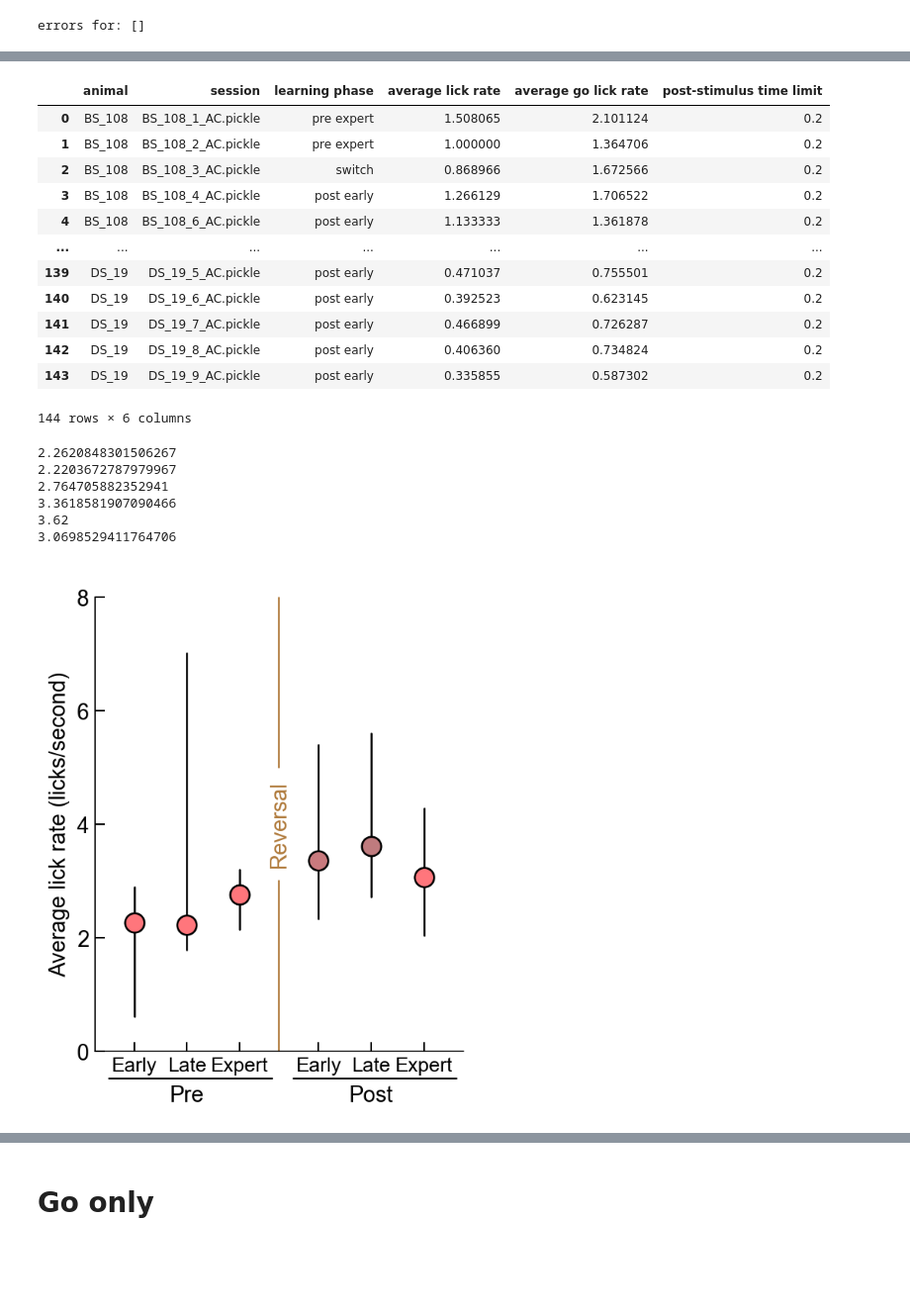
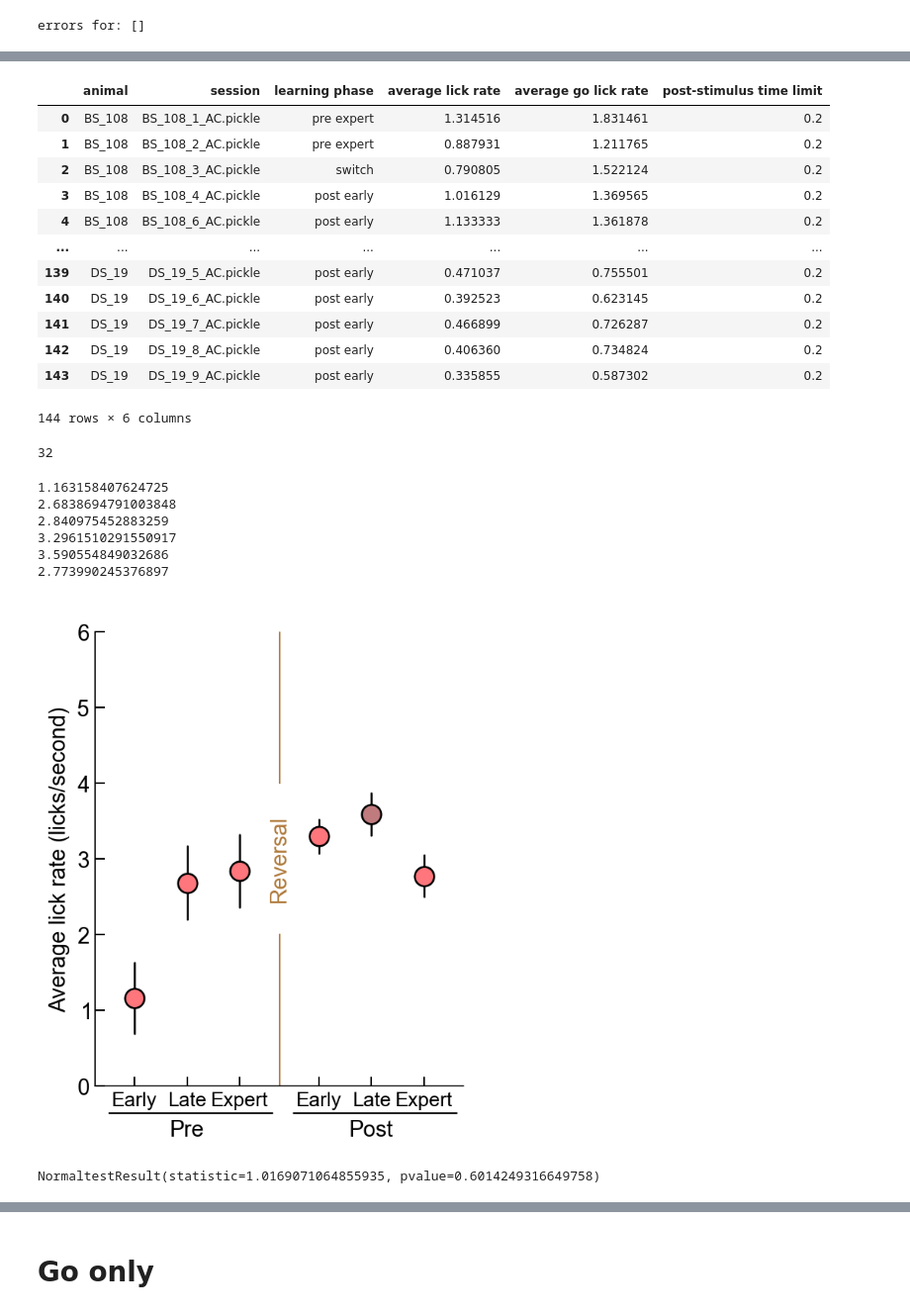
Before and after one commit to InsanallyLab/TothSidleck2024, a Jupyter notebook: Notebooks/Revisions/Lick Rate Over Learning.ipynb, the cells around one changed output, grey strips where cells are left out. Shown at 99% size. Drawn from its saved outputs; the diff is of its cells as text; code cells hidden in the pictures; blank space fills up the shorter version.

```diff
--- a/Notebooks/Revisions/Lick Rate Over Learning.ipynb
+++ b/Notebooks/Revisions/Lick Rate Over Learning.ipynb
@@ -198,6 +198,15 @@ error_animals = np.unique(error_animals)
 print('errors for: '+str(error_animals))
 # %% [output]
 errors for: []
+# %%
+def clean_up_lick_train(lick_train_ms,timeout_ms = 10):
+    actual_licks = []
+    last_lick = -np.Inf
+    for lick in lick_train_ms:
+        if (lick - last_lick) >= timeout_ms:
+            actual_licks.append(lick)
+        last_lick = lick
+    return np.array(actual_licks)
 # %%
 cellstouseFR = 'all cells'
 #cellstouseFR = 'task encoders'
@@ -222,7 +231,9 @@ for idx,session in tqdm(enumerate(EnumSession)):
         trialstart = sessionfile.trials.starts[trial]
         trialend = trialstart + post_stim * sessionfile.meta.fs
         in_trial_licks = np.logical_and(np.greater(licks,trialstart),np.less(licks,trialend))
-        number_of_licks.append(np.sum(in_trial_licks))
+        in_trial_licks = licks[in_trial_licks]
+        in_trial_licks = clean_up_lick_train(in_trial_licks/30, timeout_ms = 1)
+        number_of_licks.append(len(in_trial_licks))
 
     number_of_licks_go_only = []
     trials = allconds['go'].trials
@@ -230,7 +241,9 @@ for idx,session in tqdm(enumerate(EnumSession)):
         trialstart = sessionfile.trials.starts[trial]
         trialend = trialstart + post_stim * sessionfile.meta.fs
         in_trial_licks = np.logical_and(np.greater(licks,trialstart),np.less(licks,trialend))
-        number_of_licks_go_only.append(np.sum(in_trial_licks))
+        in_trial_licks = licks[in_trial_licks]
+        in_trial_licks = clean_up_lick_train(in_trial_licks/30, timeout_ms = 1)
+        number_of_licks_go_only.append(len(in_trial_licks))
 
     animals_list.append(sessionfile.meta.animal)
     sessions_list.append(session)
@@ -306,10 +344,10 @@ df = pd.DataFrame(df_dict)
 df
 # %% [output]
 |  | animal | session | learning phase | average lick rate | average go lick rate | post-stimulus time limit |
-| 0 | BS_108 | BS_108_1_AC.pickle | pre expert | 1.508065 | 2.101124 | 0.2 |
-| 1 | BS_108 | BS_108_2_AC.pickle | pre expert | 1.000000 | 1.364706 | 0.2 |
-| 2 | BS_108 | BS_108_3_AC.pickle | switch | 0.868966 | 1.672566 | 0.2 |
-| 3 | BS_108 | BS_108_4_AC.pickle | post early | 1.266129 | 1.706522 | 0.2 |
+| 0 | BS_108 | BS_108_1_AC.pickle | pre expert | 1.314516 | 1.831461 | 0.2 |
+| 1 | BS_108 | BS_108_2_AC.pickle | pre expert | 0.887931 | 1.211765 | 0.2 |
+| 2 | BS_108 | BS_108_3_AC.pickle | switch | 0.790805 | 1.522124 | 0.2 |
+| 3 | BS_108 | BS_108_4_AC.pickle | post early | 1.016129 | 1.369565 | 0.2 |
 | 4 | BS_108 | BS_108_6_AC.pickle | post early | 1.133333 | 1.361878 | 0.2 |
 | ... | ... | ... | ... | ... | ... | ... |
 | 139 | DS_19 | DS_19_5_AC.pickle | post early | 0.471037 | 0.755501 | 0.2 |
@@ -321,3 +361,7 @@ df
+# %%
+len(prelate)
+# %% [output]
+32
 # %%
 lick_rate_preearly = []
 lick_rate_prelate = []
@@ -401,10 +445,10 @@ for idx,(column,polarity) in enumerate(zip(data,[-1,-1,-1,1,1,1])):
 #     r,g,b = mpl.colors.to_rgb(eye_color)
 #     h,l,s = colorsys.rgb_to_hls(r,g,b)
 
-    Q1, median, Q3 = (np.percentile(column, q) for q in [25, 50, 75])
-#     median = np.mean(column)
-#     Q1 = median - sem(column)
-#     Q1 = median + sem(column)
+    # Q1, median, Q3 = (np.percentile(column, q) for q in [25, 50, 75])
+    median = np.mean(column)
+    Q1 = median - sem(column)
+    Q3 = median + sem(column)
 
     print(median)
 
@@ -415,8 +459,8 @@ for idx,(column,polarity) in enumerate(zip(data,[-1,-1,-1,1,1,1])):
 ################################################################################################################
 labels = ['Early','Late','Expert','Early','Late','Expert']
 
-ax.set_ylim([0,8])
-ax.set_yticks([0,2,4,6,8])
+ax.set_ylim([0,6])
+# ax.set_yticks([0,2,4,6,8])
 ylab = ax.set_ylabel('Average lick rate (licks/second)')
 
 ax.set_xlim([-0.75-switch_offset,5.75+switch_offset])
@@ -425,39 +469,43 @@ ax.set_xticklabels(labels)
 # xlab = ax.set_xlabel('Example X label')
 
 xtick_pos_pre = ax.get_xticks()[1]
 xtick_pos_post = ax.get_xticks()[4]
 Yval = ilep.getPrePostLabelYval(ax.get_ylim(),Yfrac=-2*stdyfrac,log=False)
 t1 = ax.text(xtick_pos_pre, Yval, 'Pre', ha='center', va='bottom', fontsize=stdfont,color='k')
 t2 = ax.text(xtick_pos_post, Yval, 'Post', ha='center', va='bottom',  fontsize=stdfont,color='k')
 ax.annotate('', xy=(0.03, -stdyfrac), xycoords='axes fraction', xytext=(0.49, -stdyfrac),arrowprops=dict(arrowstyle='-', color='black'))
 ax.annotate('', xy=(0.53, -stdyfrac), xycoords='axes fraction', xytext=(0.99, -stdyfrac),arrowprops=dict(arrowstyle='-', color='black'))
 
 ax.tick_params(direction='in', length=6, width=1)
 
 for item in ([ax.title, ax.xaxis.label, ax.yaxis.label] +
     ax.get_xticklabels() + ax.get_yticklabels()):
     item.set_fontsize(stdfont)
 for item in (ax.get_xticklabels()):
     item.set_fontsize(stdfont*0.9)
     pass
 
 Y = np.mean(ax.get_ylim())
 Y = np.mean((ax.get_ylim()))
 t = ax.text(2.5,Y,'Reversal',rotation=90,fontsize=stdfont,color=SWITCH_COLOR,horizontalalignment='center',verticalalignment='center')
 ax.plot([2.5]*2,[ax.get_ylim()[0],Y-1],lw=1,color=SWITCH_COLOR)
 ax.plot([2.5]*2,[ax.get_ylim()[1],Y+1],lw=1,color=SWITCH_COLOR)
 
 ax.fill_between(ax.get_xlim(),[ax.get_ylim()[0]]*2,[ax.get_ylim()[1]*2]*2,color='white',alpha=0.4,zorder=-5,clip_on=False)
 
 ttl = ax.set_title(' ')
 artists = [ylab,t1,t2,ttl]
-fig.savefig(os.path.join('C:\\\\Users','4thgr','Downloads','Lick rate over learning V'+str(current_version)+'.pdf'),transparent=False,facecolor="white",dpi=400, bbox_extra_artists=(artists), bbox_inches='tight')
+fig.savefig(os.path.join('C:\\\\Users','4thgr','Downloads','Lick rate all trials V'+str(current_version)+'.pdf'),transparent=False,facecolor="white",dpi=400, bbox_extra_artists=(artists), bbox_inches='tight')
 # %% [output]
-2.2620848301506267
-2.2203672787979967
-2.764705882352941
-3.3618581907090466
-3.62
-3.0698529411764706
+1.163158407624725
+2.6838694791003848
+2.840975452883259
+3.2961510291550917
+3.590554849032686
+2.773990245376897
-[figure, old version]
+[figure, new version]
+# %%
+normaltest(lick_rate_postexpert)
+# %% [output]
+NormaltestResult(statistic=1.0169071064855935, pvalue=0.6014249316649758)
 # %%
```
Also changed, not shown: parts of 18 cells of this notebook.
